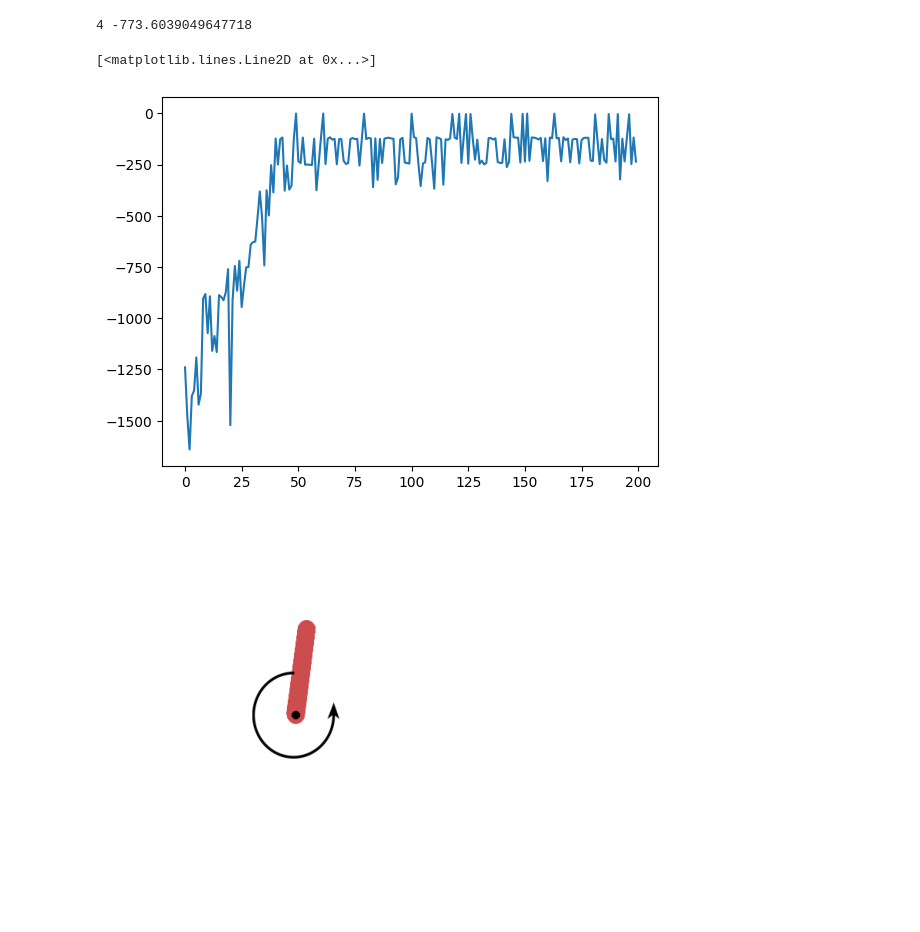
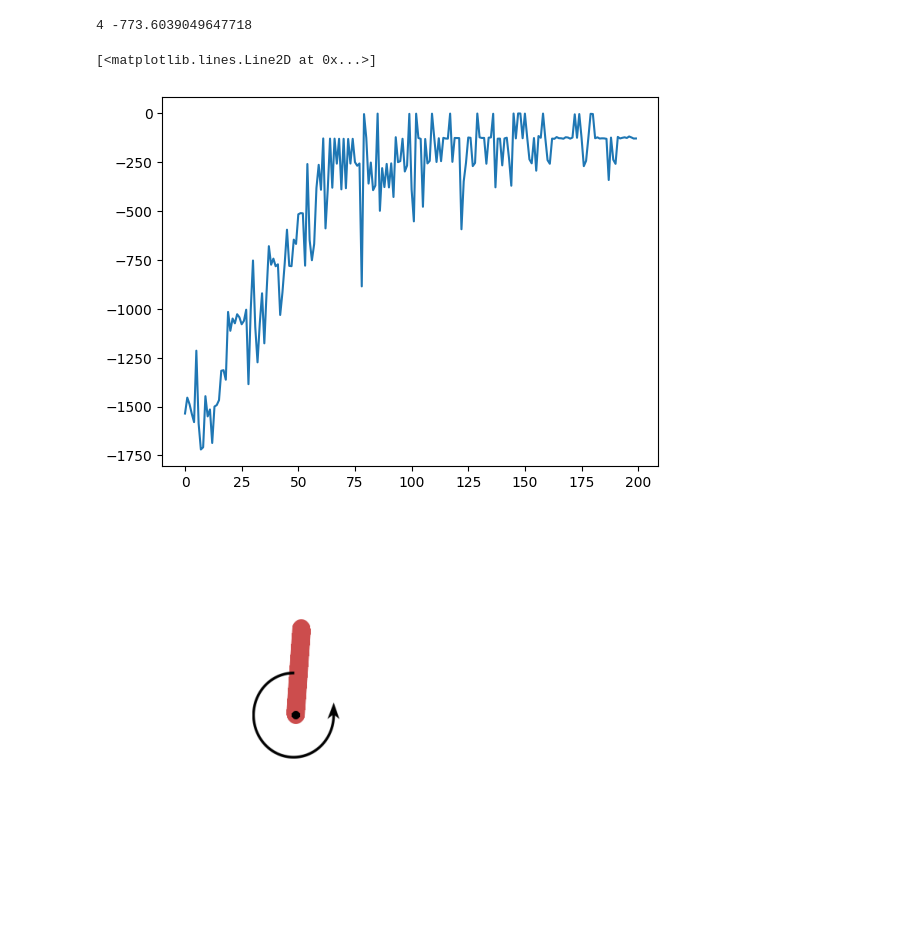
Before and after one commit to marcenavuc/drl_ods_2022, a Jupyter notebook: hw6/task1.ipynb, the cells around one changed output. Saved outputs shown, nothing was run; the diff lists cells and outputs as text; code cells hidden in the pictures.

```diff
--- a/hw6/task1.ipynb
+++ b/hw6/task1.ipynb
@@ -199,11 +199,11 @@ See here for more information: https://www.gymlibrary.ml/content/api/
 [I 2023-01-06 20:22:09,001] Trial 4 finished with value: -773.6039049647718 and parameters: {'gamma': 0.957135469791779, 'batch_size': 320, 'q_lr': 0.0003609681257154031, 'pi_lr': 0.005556947150034269 ...
 4 -773.6039049647718
 # %%
-plt.plot(memory[2]['total_rewards'])
+plt.plot(memory[1]['total_rewards'])
 # %% [output]
 [<matplotlib.lines.Line2D at 0x...>]
-[figure, old version]
+[figure, new version]
 # %%
-save_frames_as_gif(memory[2]['frames'], filename='task1.gif')
+save_frames_as_gif(memory[1]['frames'], filename='task1.gif')
 # %% [output]
-[figure, old version]
+[figure, new version]
```
Also changed, not shown: parts of 4 cells of this notebook, 2 other files.
